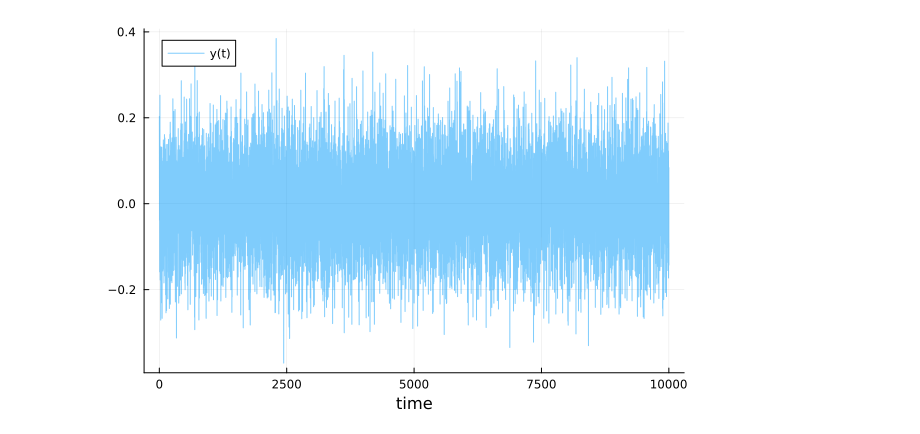
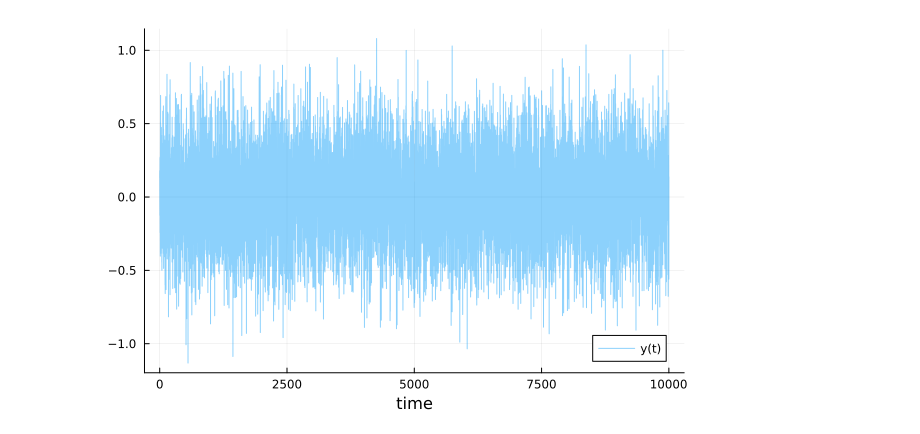
Before and after one commit to SimonCoste/SimonCoste.github.io, a Jupyter notebook: posts/notebooks/kesten.ipynb, the cells around one changed output. Cells and saved outputs as stored; diff of their text form; code cells hidden in the pictures.

```diff
--- a/posts/notebooks/kesten.ipynb
+++ b/posts/notebooks/kesten.ipynb
@@ -1,7 +1,7 @@
 # %%
 using Plots
 # %%
-σ=0.1
+σ=0.3
 n=100000
 ε = randn(n)*σ
 y = zeros(n)
@@ -18,8 +18,8 @@ for t in 2:n
     y[t] = ε[t]*V(y[t-1])
 end
 # %%
-plot(y[end-10000:end], label="y(t)", alpha=0.5)
-plot!(xlabel="time")
+p=plot(y[end-10000:end], label="y(t)", alpha=0.45)
+p=plot!(xlabel="time")
 # %% [output]
-[figure, old version]
+[figure, new version]
 # %%
```
Also changed, not shown: parts of 7 cells of this notebook, 4 other files.
